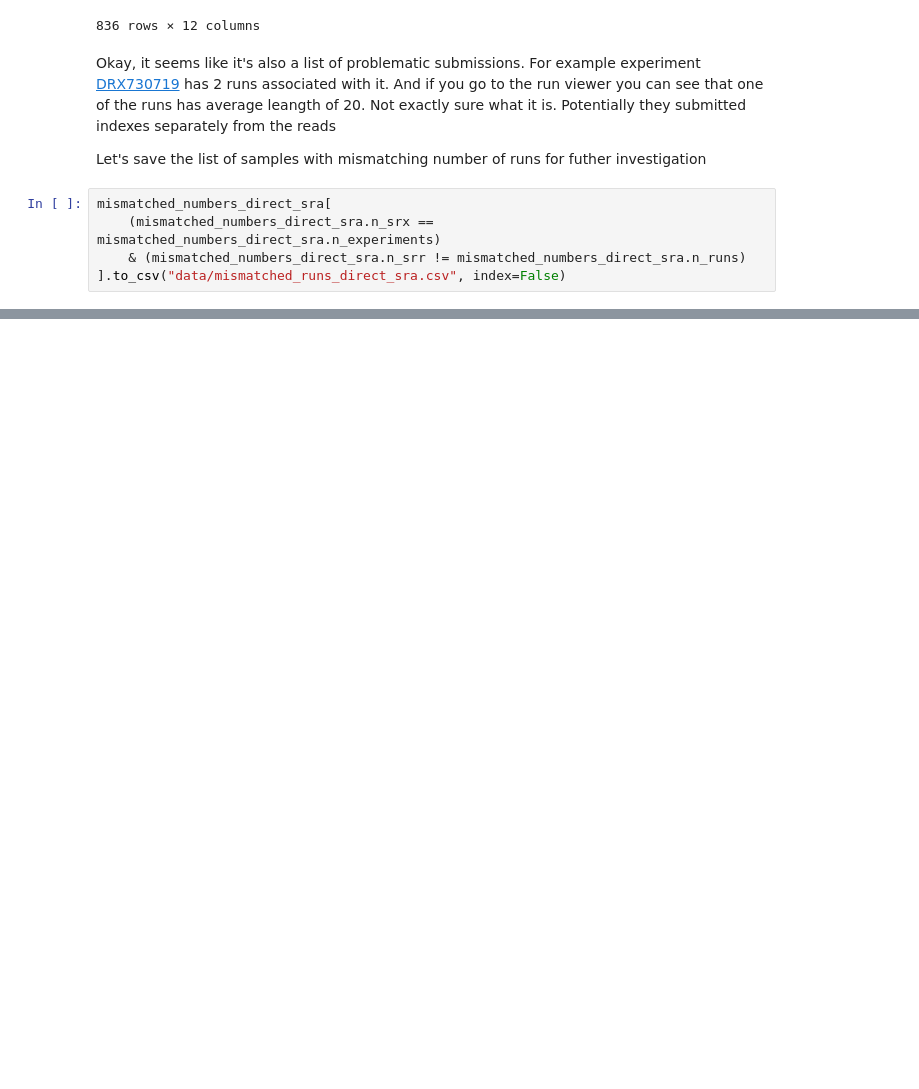
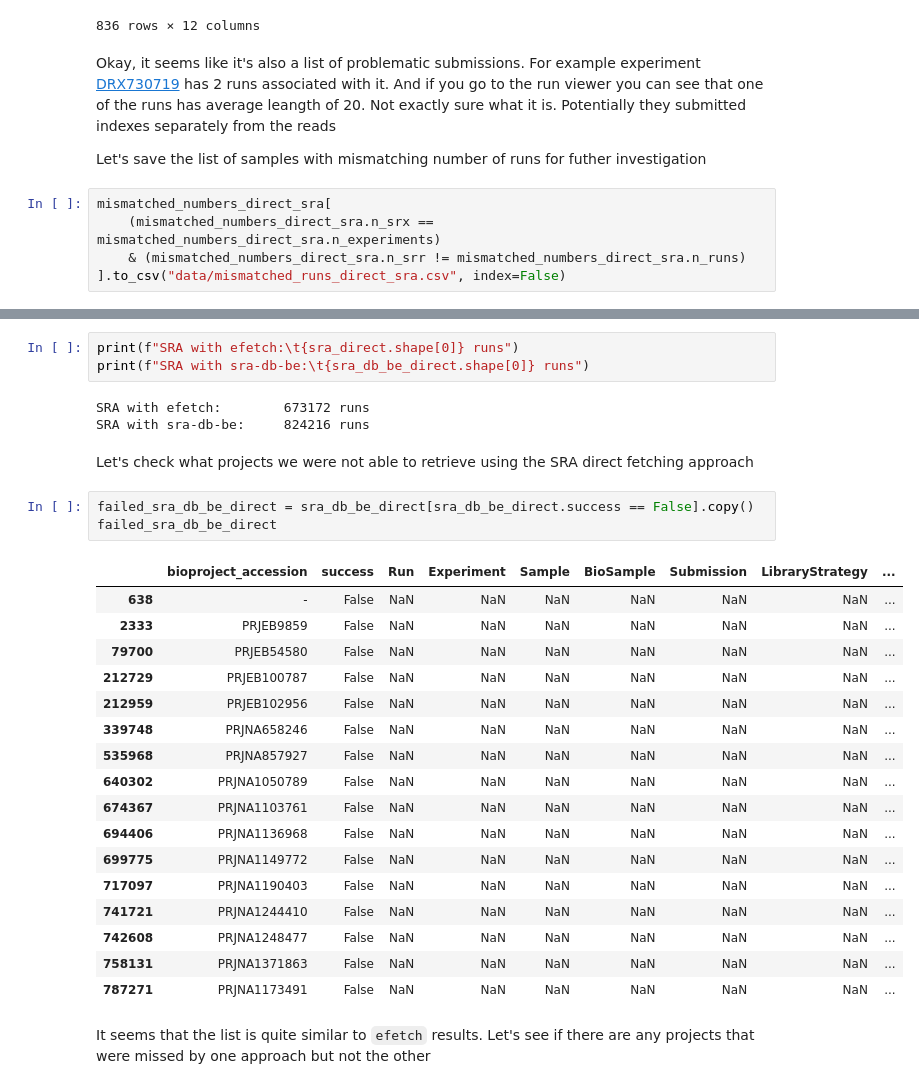
Before and after one commit to cellgeni/fetch-series, a Jupyter notebook: notebooks/bioproject.ipynb, the cells around one changed output, grey strips where cells are left out. Saved outputs shown, nothing was run; the diff lists cells and outputs as text; blank space fills up the shorter version.

```diff
--- a/notebooks/bioproject.ipynb
+++ b/notebooks/bioproject.ipynb
@@ -1006,0 +1097,31 @@ mismatched_numbers_direct_sra[
+# %%
+print(f"SRA with efetch:\t{sra_direct.shape[0]} runs")
+print(f"SRA with sra-db-be:\t{sra_db_be_direct.shape[0]} runs")
+# %% [output]
+SRA with efetch:        673172 runs
+SRA with sra-db-be:     824216 runs
+# %% [markdown]
+Let's check what projects we were not able to retrieve using the SRA direct fetching approach
+# %%
+failed_sra_db_be_direct = sra_db_be_direct[sra_db_be_direct.success == False].copy()
+failed_sra_db_be_direct
+# %% [output]
+|  | bioproject_accession | success | Run | Experiment | Sample | BioSample | Submission | LibraryStrategy | ... |
+| 638 | - | False | NaN | NaN | NaN | NaN | NaN | NaN | ... |
+| 2333 | PRJEB9859 | False | NaN | NaN | NaN | NaN | NaN | NaN | ... |
+| 79700 | PRJEB54580 | False | NaN | NaN | NaN | NaN | NaN | NaN | ... |
+| 212729 | PRJEB100787 | False | NaN | NaN | NaN | NaN | NaN | NaN | ... |
+| 212959 | PRJEB102956 | False | NaN | NaN | NaN | NaN | NaN | NaN | ... |
+| 339748 | PRJNA658246 | False | NaN | NaN | NaN | NaN | NaN | NaN | ... |
+| 535968 | PRJNA857927 | False | NaN | NaN | NaN | NaN | NaN | NaN | ... |
+| 640302 | PRJNA1050789 | False | NaN | NaN | NaN | NaN | NaN | NaN | ... |
+| 674367 | PRJNA1103761 | False | NaN | NaN | NaN | NaN | NaN | NaN | ... |
+| 694406 | PRJNA1136968 | False | NaN | NaN | NaN | NaN | NaN | NaN | ... |
+| 699775 | PRJNA1149772 | False | NaN | NaN | NaN | NaN | NaN | NaN | ... |
+| 717097 | PRJNA1190403 | False | NaN | NaN | NaN | NaN | NaN | NaN | ... |
+| 741721 | PRJNA1244410 | False | NaN | NaN | NaN | NaN | NaN | NaN | ... |
+| 742608 | PRJNA1248477 | False | NaN | NaN | NaN | NaN | NaN | NaN | ... |
+| 758131 | PRJNA1371863 | False | NaN | NaN | NaN | NaN | NaN | NaN | ... |
+| 787271 | PRJNA1173491 | False | NaN | NaN | NaN | NaN | NaN | NaN | ... |
+# %% [markdown]
+It seems that the list is quite similar to `efetch` results. Let's see if there are any projects that were missed by one approach but not the other
```
Also changed, not shown: parts of 51 cells of this notebook.
